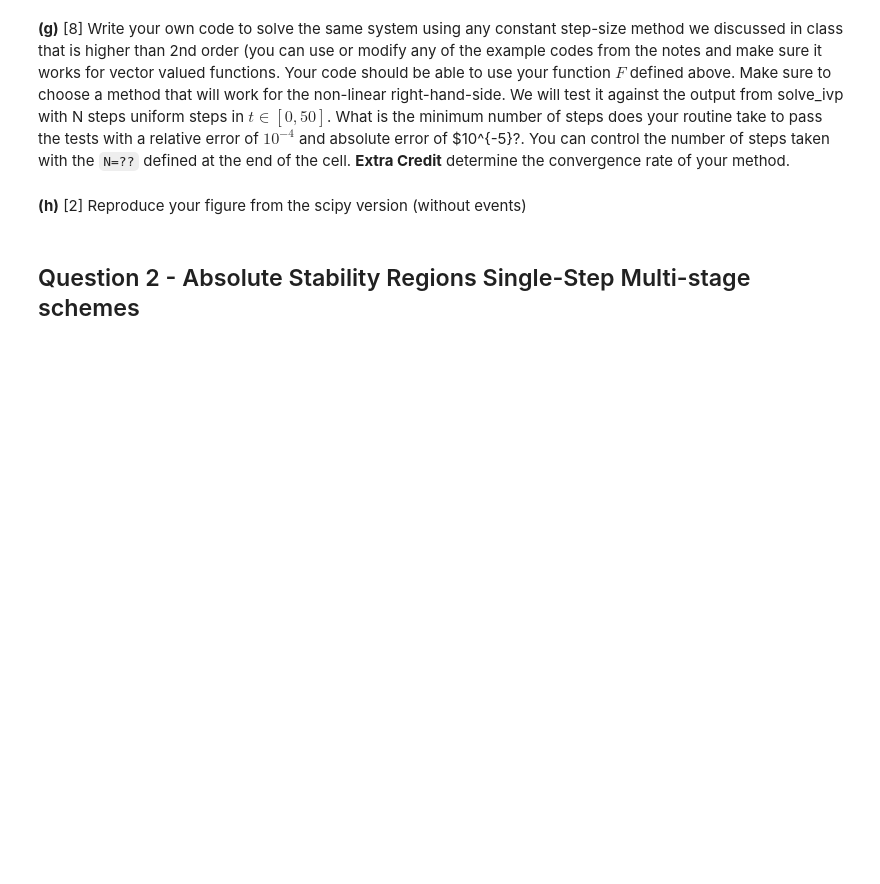
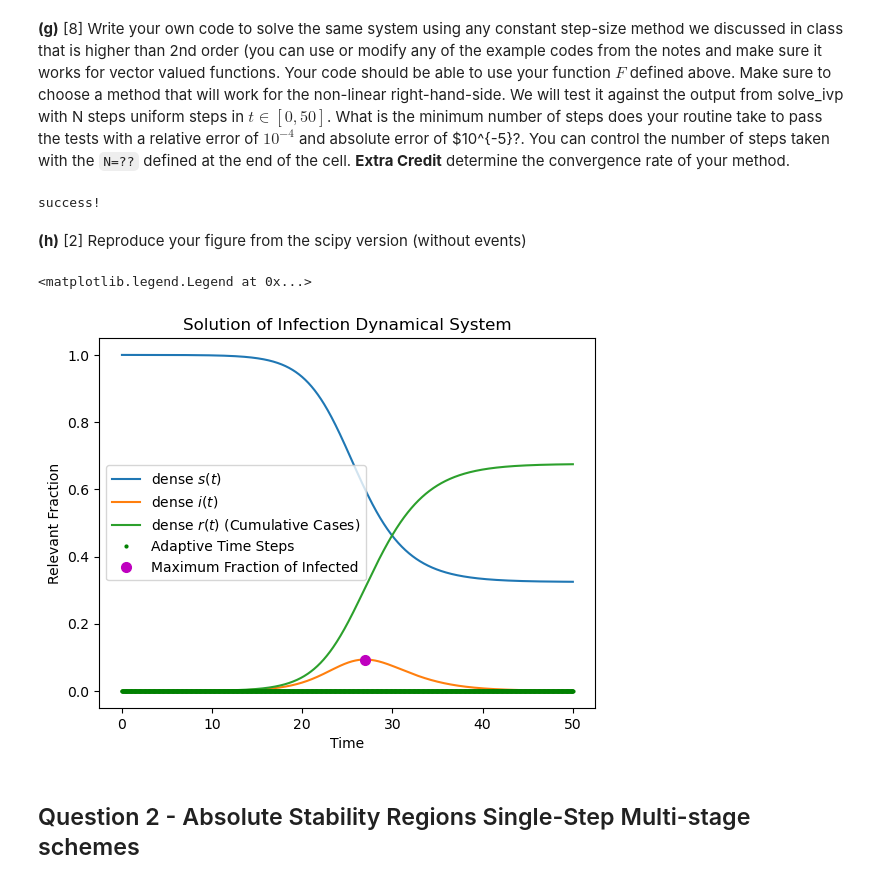
Before and after one commit to jlabbate15/intro-numerical-methods, a Jupyter notebook: HW/HW5_ODE.ipynb, the cells around one changed output. Drawn from its saved outputs; the diff is of its cells as text; code cells hidden in the pictures; blank space fills up the shorter version.

```diff
--- a/HW/HW5_ODE.ipynb
+++ b/HW/HW5_ODE.ipynb
@@ -317,7 +327,8 @@ N = 100
 # %%
 # Noodle space for code
 # %%
-# Testing cells_star = 0.6
+# Testing cell
+s_star = 0.6
 f = lambda t, u: F(t, u, s_star)
 
 t_span = [0., 50.]
@@ -332,5 +343,7 @@ sol = solve_ivp(f, t_span, u_0, method='RK45', dense_output=True, rtol=1.e-6, at
 
 numpy.testing.assert_allclose(u, sol.sol(t), rtol=1.e-4, atol=1.e-5)
 print('success!')
+# %% [output]
+success!
 # %% [markdown]
 **(h)** [2] Reproduce your figure from the scipy version (without events)
@@ -340,3 +350,66 @@ raise NotImplementedError()
+# %%
+s_star=0.6
+i_0 = 10**(-5)
+u_0 = numpy.array([1. - i_0, i_0, 0.0])
+t_span = [0.,50.]
+
+# # Find "peak" infection event, which occurs when di/dt = 0
+# # di/dt = i*(s-s^*)
+# def peak_infection(t, u, s_star):
+#     s = u[0]
+#     i = u[1]
+#     r = u[2]
+#     return i*(s-s_star)
+# peak_infection.direction = -1 # looking for local maxima not minima
+
+
+t_out,u_out = my_ode_solver(
+    f=lambda t, u: F(t, u, s_star),
+    t_span=t_span,
+    u0=u_0,
+    N=1000
+    # dense_output=True,
+    # events=lambda t, u: peak_infection(t,u,s_star) # a function that the solver looks for a sign change (aka event_func(t)=0)
+    )
+
+s = u_out[0]
+i = u_out[1]
+r = u_out[2]
+
+# t_dense = numpy.linspace(t_span[0], t_span[1], 500)
+# s_dense, i_dense, r_dense = solution.sol(t_dense)
+
+# Maximum fraction of infections at any time
+i_max = numpy.max(i)
+i_max_arg = numpy.argmax(i)
+# Number of cumulative cases at all times
+# total_cases = numpy.zeros(len(t_dense))
+# total_cases[0] = i_dense[0] + r_dense[0]
+# for i in range(1,len(t_dense)):
+#     total_cases[i] = total_cases[i-1] + ( i_dense[i] -  ( i_dense[i-1] + (r_dense[i]-r_dense[i-1]) )  ) # total cases at previous timestep + (current infected - (previous infected + new recovered)) = total cases at previous timestep + (current infected - (previous infected + (recovered[i]-recovered[i-1]))) = total cases at previous timestep + new cases
+
+
+# Plotting
+fig,ax = plt.subplots()
+ax.plot(t_out,s, label=r'dense $s(t)$')
+ax.plot(t_out,i, label=r'dense $i(t)$')
+ax.plot(t_out,r, label=r'dense $r(t)$ (Cumulative Cases)')
+
+# Internal solver time-steps (shows adaptivity)
+ax.plot(t_out, numpy.zeros(len(t_out)), 'go', markersize=2, label="Adaptive Time Steps")
+
+# ax.plot(t_dense,r_dense,markersize=5,label='Cumulative Cases')
+
+# ax.plot(solution.t_events[0][0],solution.y_events[0][0][1],'rx',markersize=15,label='Peak of Infection')
+ax.plot(t_out[i_max_arg],i_max,'mo',markersize=7,label='Maximum Fraction of Infected')
+
+ax.set_xlabel('Time')
+ax.set_ylabel('Relevant Fraction')
+ax.set_title('Solution of Infection Dynamical System')
+ax.legend()
+# %% [output]
+<matplotlib.legend.Legend at 0x...>
+[figure, added]
 # %% [markdown]
 ## Question 2 - Absolute Stability Regions Single-Step Multi-stage schemes
 # %% [markdown]
```
Also changed, not shown: parts of 2 cells of this notebook.
